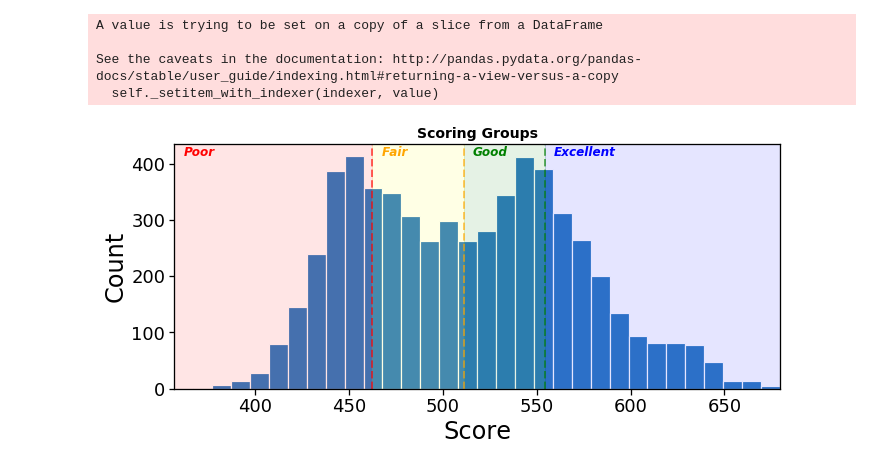
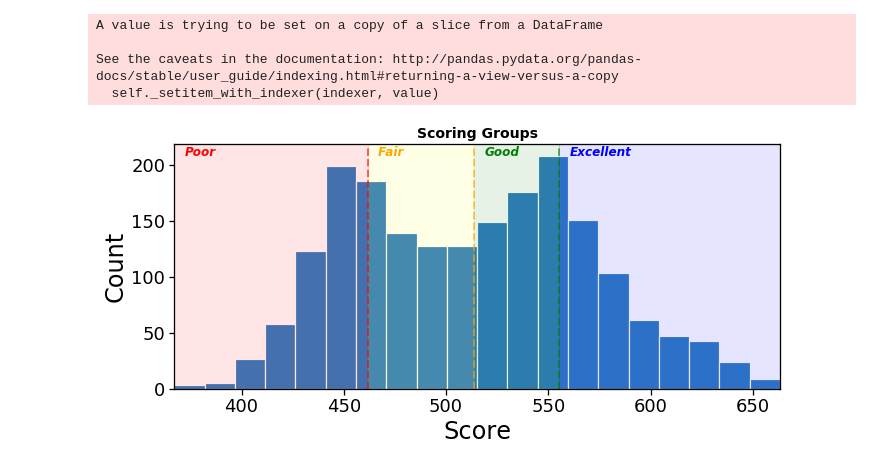
Before and after one commit to edwardjansen/PD, a Jupyter notebook: Multivariate Analysis.ipynb, the cells around one changed output. Cells and saved outputs as stored; diff of their text form; code cells hidden in the pictures.

```diff
--- a/Multivariate Analysis.ipynb
+++ b/Multivariate Analysis.ipynb
@@ -61,3 +63,24 @@ cats = cols[df.dtypes == 'object']
+# %%
+#TODO: do actual variable selection
+cats_final = ['region',
+            'housing',
+            'gender']                # dropped period
+
+numvars_final = ['arrears.amount',
+                'arrears.amount',
+                'loan.amount',
+                'no.months.default',
+                'arrears.at.default',
+                'ltv',
+                'market.value',
+                'interest',
+                'maturity.remaining',
+                'cust.age',
+                'years.as.customer',
+                'target']
+
+cols_final = numvars_final + cats_final
+df = df[cols_final]
 # %%
 X_train, X_test, y_train, y_test = fc.split(df, 'target')
 df = pd.concat([X_train, y_train], axis=1)
@@ -289,32 +308,32 @@ def score_data(woe_df, coef, intercept, target_score=600, target_odds = 50, pts_
                  linewidth=1.2)
 
         plt.xlim(np.min(score),np.max(score))
         plt.title('Scoring Groups', fontweight="bold", fontsize=14)
         plt.xlabel('Score')
         plt.ylabel('Count')
 
         # Percentile Lines
         plt.axvline(np.percentile(woe_df['Score'],25), color='red', linestyle='dashed', linewidth=2, alpha=0.6)
         plt.axvline(np.percentile(woe_df['Score'],50), color='orange', linestyle='dashed', linewidth=2, alpha=0.6)
         plt.axvline(np.percentile(woe_df['Score'],75), color='green', linestyle='dashed', linewidth=2, alpha=0.6)
 
         # Text
         plt.text(np.min(score)+5, np.max(count), 'Poor', color='red', fontweight='bold', style='italic', fontsize=12)
         plt.text(np.percentile(woe_df['Score'],25)+5, np.max(count), 'Fair', color='orange', fontweight='bold', style='italic', fontsize=12)
         plt.text(np.percentile(woe_df['Score'],50)+5, np.max(count), 'Good', color='green', fontweight='bold', style='italic', fontsize=12)
         plt.text(np.percentile(woe_df['Score'],75)+5, np.max(count), 'Excellent', color='blue', fontweight='bold', style='italic', fontsize=12)
 
         # Shading between Percentiles
         plt.axvspan(np.min(score), np.percentile(woe_df['Score'],25), alpha=0.1, color='red')
         plt.axvspan(np.percentile(woe_df['Score'],25), np.percentile(woe_df['Score'],50), alpha=0.1, color='yellow')
         plt.axvspan(np.percentile(woe_df['Score'],50), np.percentile(woe_df['Score'],75), alpha=0.1, color='green')
         plt.axvspan(np.percentile(woe_df['Score'],75), np.max(score), alpha=0.1, color='blue');
 
         if savefig == True:
             plt.savefig('Score_distribution.pdf')
 
     return woe_df
 
-score_data = fc.score_data(woe_df, coef, intercept, visualize=True)
+score_data = fc.score_data(woe_df_test, coef, intercept, visualize=True)
 # %% [output]
-[figure, old version]
+[figure, new version]
```
Also changed, not shown: parts of 5 cells of this notebook.
